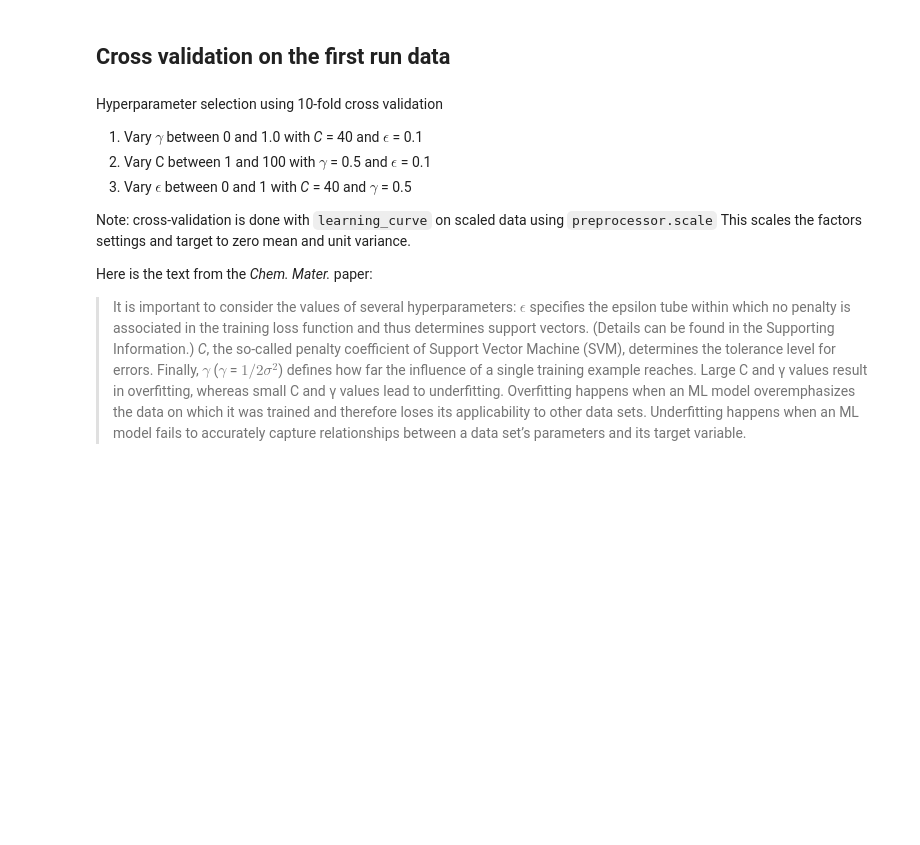
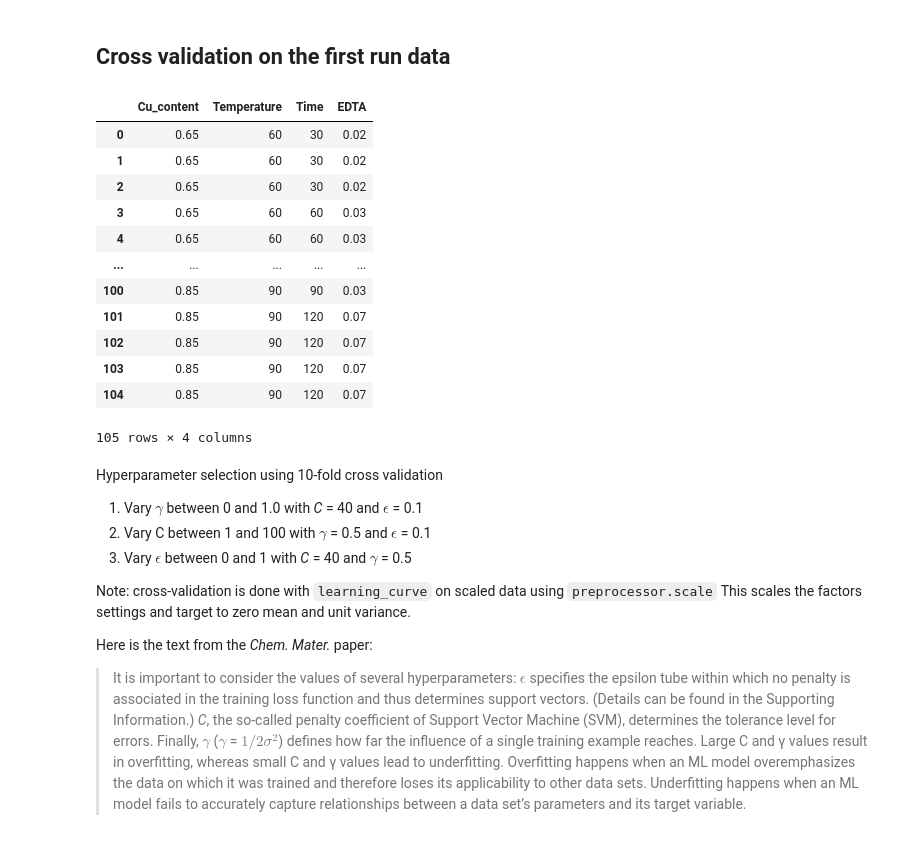
Before and after one commit to yahriels/MEMS-23, a Jupyter notebook: Machine Learning/Example/p-TCMS SVR.ipynb, the cells around one changed output. Drawn from its saved outputs; the diff is of its cells as text; code cells hidden in the pictures; blank space fills up the shorter version.

```diff
--- a/Machine Learning/Example/p-TCMS SVR.ipynb
+++ b/Machine Learning/Example/p-TCMS SVR.ipynb
@@ -136,9 +136,24 @@ This is Figure 3 of the *Chem. Mater.* paper
 # %%
 # Select data from dataframe and put into X matrix (parameters) and y (target)
 data = df1[['Cu_content','Temperature','Time','EDTA']]
 target = df1[['FoM']]
 X = data       # is nx4 matrix with 4 columns for the 4 factors
 y = target     # is nx1 column vector for n observations
+X
+# %% [output]
+|  | Cu_content | Temperature | Time | EDTA |
+| 0 | 0.65 | 60 | 30 | 0.02 |
+| 1 | 0.65 | 60 | 30 | 0.02 |
+| 2 | 0.65 | 60 | 30 | 0.02 |
+| 3 | 0.65 | 60 | 60 | 0.03 |
+| 4 | 0.65 | 60 | 60 | 0.03 |
+| ... | ... | ... | ... | ... |
+| 100 | 0.85 | 90 | 90 | 0.03 |
+| 101 | 0.85 | 90 | 120 | 0.07 |
+| 102 | 0.85 | 90 | 120 | 0.07 |
+| 103 | 0.85 | 90 | 120 | 0.07 |
+| 104 | 0.85 | 90 | 120 | 0.07 |
+105 rows × 4 columns
 # %% [markdown]
 Hyperparameter selection using 10-fold cross validation
 1. Vary $\gamma$ between 0 and 1.0 with *C* = 40 and $\epsilon$ = 0.1
```
Also changed, not shown: parts of 5 cells of this notebook, 1 other file.
